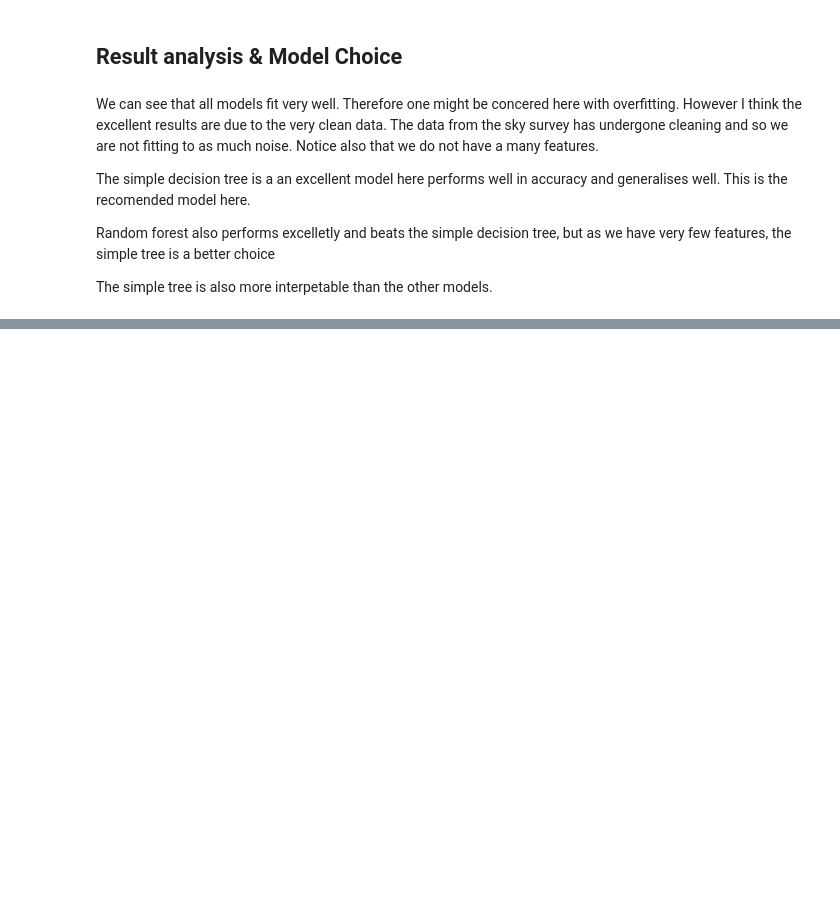
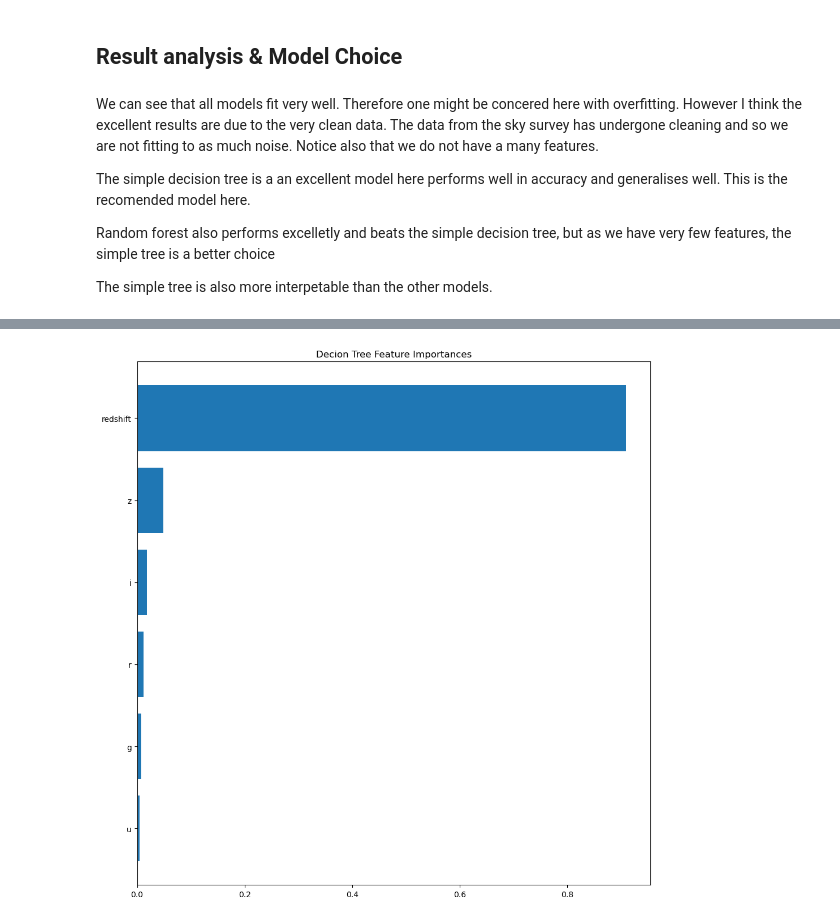
Before and after one commit to raghu-ml/imp-capstone-project, a Jupyter notebook: modelling.ipynb, the cells around one changed output, grey strips where cells are left out. Saved outputs shown, nothing was run; the diff lists cells and outputs as text; code cells hidden in the pictures; blank space fills up the shorter version.

```diff
--- a/modelling.ipynb
+++ b/modelling.ipynb
@@ -341,0 +345,14 @@ tree.plot_tree(model_tree, feature_names=FEATURE_COLS, class_names=output_label,
+# %%
+
+feature_imp = model_tree.feature_importances_
+sorted_idx = feature_imp.argsort()
+y_ticks = np.arange(0, len(FEATURE_COLS))
+fig, ax = plt.subplots(figsize=(10, 10))
+ax.barh(y_ticks, feature_imp[sorted_idx])
+ax.set_yticks(y_ticks)
+ax.set_yticklabels(FEATURE_COLS)
+ax.set_title("Decion Tree Feature Importances")
+fig.tight_layout()
+plt.show()
+# %% [output]
+[figure, added]
```
Also changed, not shown: parts of 14 cells of this notebook, 1 other file.
